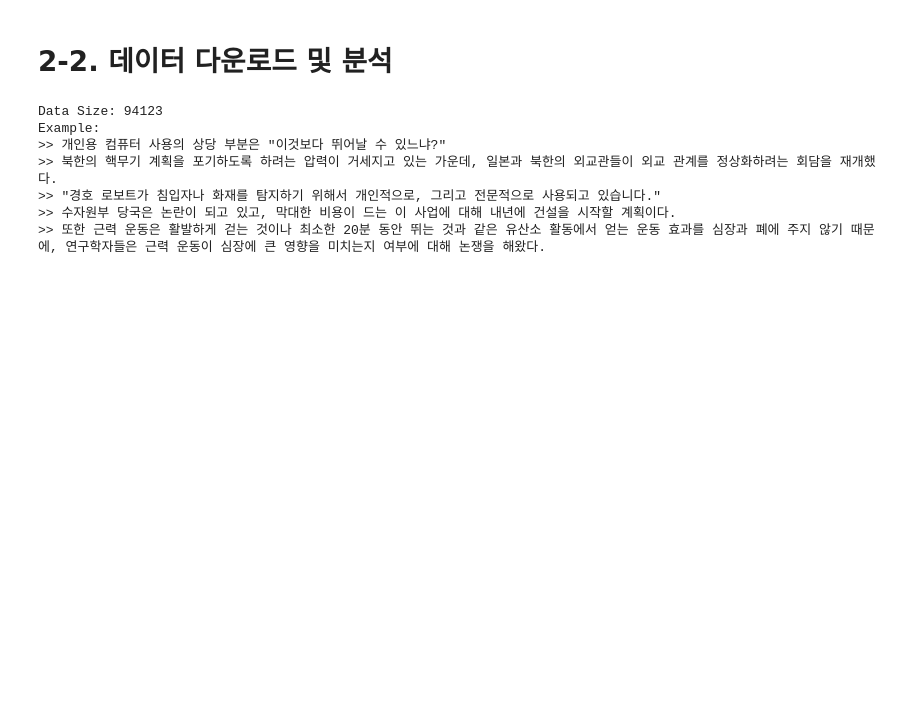
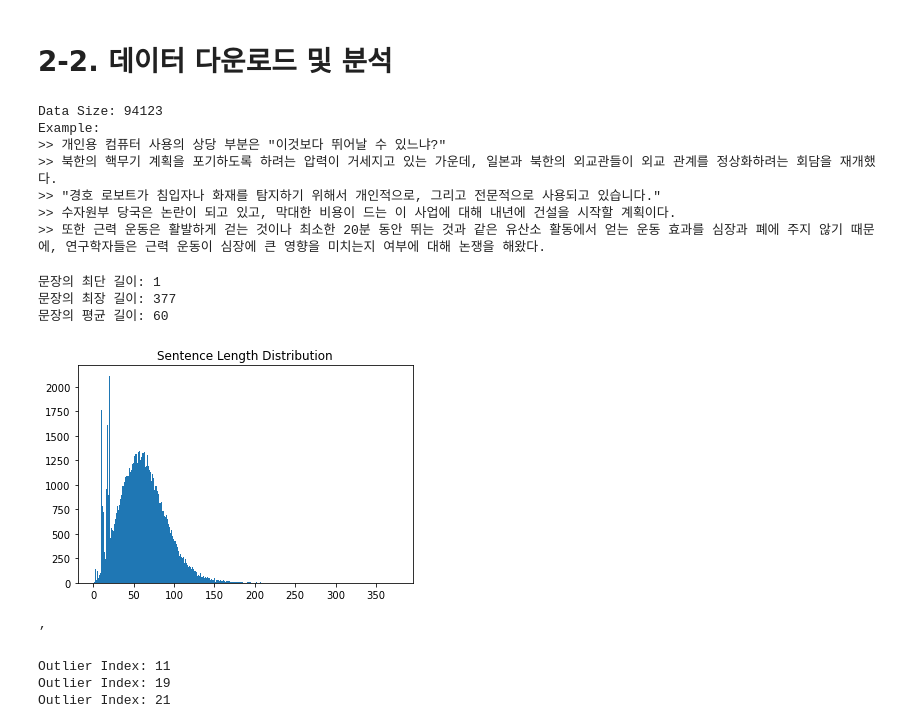
Before and after one commit to hahacandy/Aiffel_S, a Jupyter notebook: Going Deeper(NLP)_DJ/2/Untitled.ipynb, the cells around one changed output. Cells and saved outputs as stored; diff of their text form; code cells hidden in the pictures; blank space fills up the shorter version.

```diff
--- a/Going Deeper(NLP)_DJ/2/Untitled.ipynb
+++ b/Going Deeper(NLP)_DJ/2/Untitled.ipynb
@@ -42,3 +42,53 @@ Example:
 >> "경호 로보트가 침입자나 화재를 탐지하기 위해서 개인적으로, 그리고 전문적으로 사용되고 있습니다."
 >> 수자원부 당국은 논란이 되고 있고, 막대한 비용이 드는 이 사업에 대해 내년에 건설을 시작할 계획이다.
 >> 또한 근력 운동은 활발하게 걷는 것이나 최소한 20분 동안 뛰는 것과 같은 유산소 활동에서 얻는 운동 효과를 심장과 폐에 주지 않기 때문에, 연구학자들은 근력 운동이 심장에 큰 영향을 미치는지 여부에 대해 논쟁을 해왔다.
+# %%
+min_len = 999
+max_len = 0
+sum_len = 0
+
+for sen in raw:
+    length = len(sen)
+    if min_len > length: min_len = length
+    if max_len < length: max_len = length
+    sum_len += length
+
+print("문장의 최단 길이:", min_len)
+print("문장의 최장 길이:", max_len)
+print("문장의 평균 길이:", sum_len // len(raw))
+
+sentence_length = np.zeros((max_len), dtype=np.int)
+
+for sen in raw:
+    sentence_length[len(sen)-1] += 1
+
+plt.bar(range(max_len), sentence_length, width=1.0)
+plt.title("Sentence Length Distribution")
+plt.show()
+# %% [output]
+문장의 최단 길이: 1
+문장의 최장 길이: 377
+문장의 평균 길이: 60
+[figure, added]
+# %%
+def check_sentence_with_length(raw, length):
+    count = 0
+
+    for sen in raw:
+        if len(sen) == length:
+            print(sen)
+            count += 1
+            if count > 100: return
+
+check_sentence_with_length(raw, 1)
+# %% [output]
+’
+# %%
+for idx, _sum in enumerate(sentence_length):
+    # 문장의 수가 1500을 초과하는 문장 길이를 추출합니다.
+    if _sum > 1500:
+        print("Outlier Index:", idx+1)
+# %% [output]
+Outlier Index: 11
+Outlier Index: 19
+Outlier Index: 21
```
Also changed, not shown: parts of 21 cells of this notebook, 6 other files.
